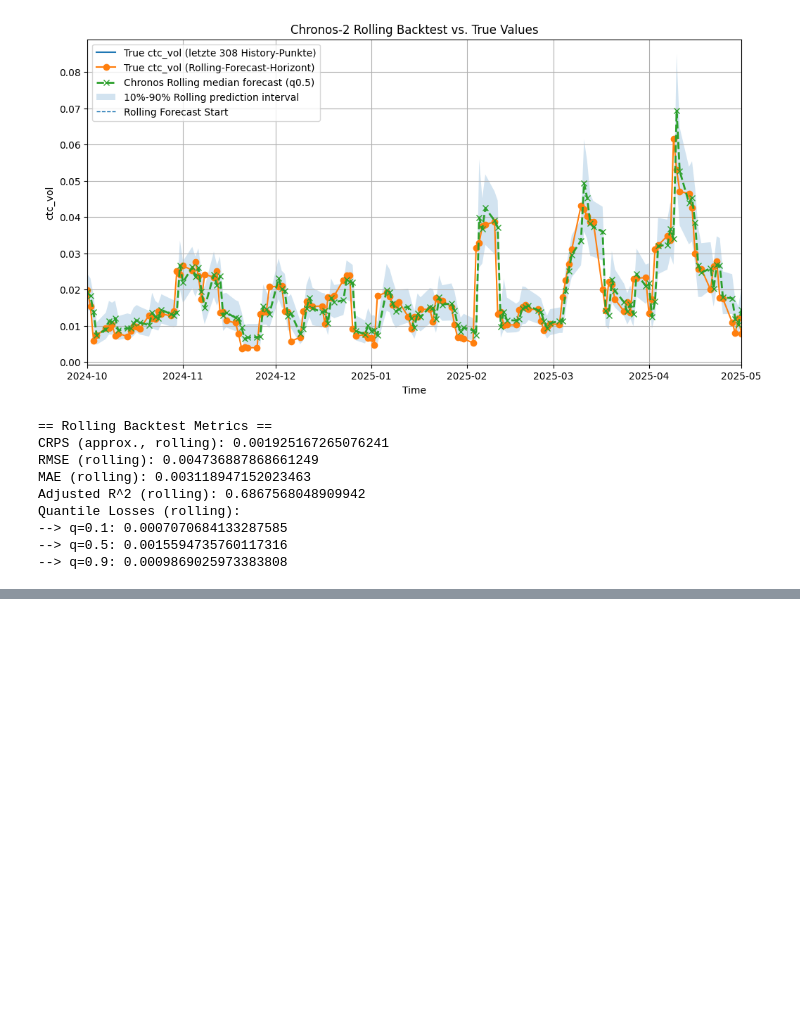
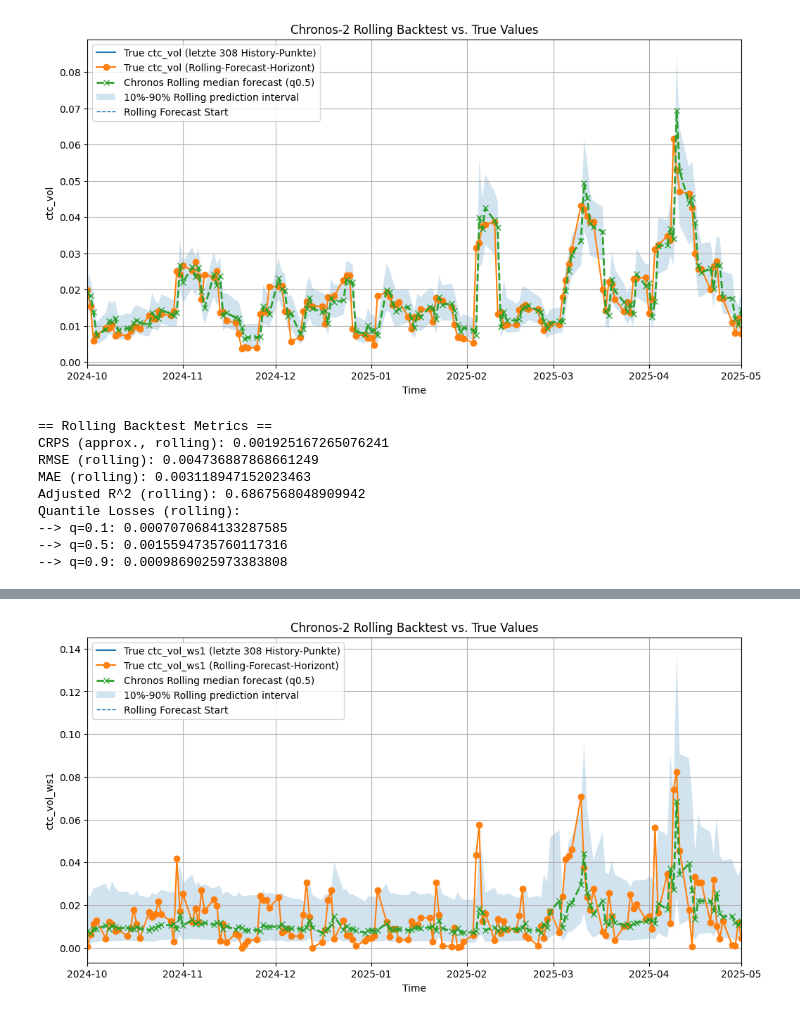
Before and after one commit to gilStettler/stonksai, a Jupyter notebook: inference_chronos2.ipynb, the cells around one changed output, grey strips where cells are left out. Cells and saved outputs as stored; diff of their text form; code cells hidden in the pictures; blank space fills up the shorter version.

```diff
--- a/inference_chronos2.ipynb
+++ b/inference_chronos2.ipynb
@@ -637,0 +719,6 @@ Quantile Losses (rolling):
+# %%
+backtest_results = run_rolling_backtest(
+    context_df=context_df,
+    future_df=future_df,
+    pipeline=pipeline,
+)
@@ -637,0 +743,75 @@ Quantile Losses (rolling):
+# %%
+# ===========================
+# Plot: Rolling Backtest
+# ===========================
+
+# Wie viele Schritte wurden vorhergesagt
+pred_len_roll = len(backtest_results)
+
+# Historische Daten (gleiche Länge wie Vorhersage)
+hist_part_roll = context_df[[date_col, target_col]].copy()
+hist_part_roll = hist_part_roll.sort_values(date_col).tail(pred_len_roll)
+
+# True future (gleiche Länge wie Vorhersage)
+true_future_part_roll = future_df[[date_col, target_col]].copy()
+true_future_part_roll = true_future_part_roll.sort_values(date_col).head(pred_len_roll)
+
+# Rolling Forecast (Median)
+forecast_part_roll = backtest_results[[date_col, "y_pred"]].copy().sort_values(date_col)
+
+plt.figure(figsize=(12, 6))
+
+# Plot historische True-Werte (gleiche Länge wie Forecast)
+plt.plot(
+    hist_part_roll[date_col],
+    hist_part_roll[target_col].astype(float),
+    label=f"True {target_col} (letzte {pred_len_roll} History-Punkte)",
+    linewidth=1.5
+)
+
+# Plot echte zukünftige Werte
+plt.plot(
+    true_future_part_roll[date_col],
+    true_future_part_roll[target_col].astype(float),
+    label=f"True {target_col} (Rolling-Forecast-Horizont)",
+    linewidth=1.5,
+    marker="o"
+)
+
+# Plot Rolling median forecast
+plt.plot(
+    forecast_part_roll[date_col],
+    forecast_part_roll["y_pred"].astype(float),
+    label="Chronos Rolling median forecast (q0.5)",
+    linestyle="--",
+    linewidth=2,
+    marker="x"
+)
+
+# Optional: Unsicherheitsband, falls Quantile vorhanden sind
+if "q_0.1" in backtest_results.columns and "q_0.9" in backtest_results.columns:
+    tmp_sorted = backtest_results.sort_values(date_col)
+    plt.fill_between(
+        tmp_sorted[date_col],
+        tmp_sorted["q_0.1"].astype(float),
+        tmp_sorted["q_0.9"].astype(float),
+        alpha=0.2,
+        label="10%-90% Rolling prediction interval"
+    )
+
+# Vertikale Linie am Rolling-Forecast-Start
+split_ts_roll = true_future_part_roll[date_col].min()
+plt.axvline(split_ts_roll, linestyle="--", linewidth=1, label="Rolling Forecast Start")
+
+plt.title("Chronos-2 Rolling Backtest vs. True Values")
+plt.xlabel("Time")
+plt.ylabel(target_col)
+plt.legend()
+plt.grid(True)
+
+# Optional: x-Achse limitieren – ggf. anpassen oder auskommentieren
+plt.xlim(pd.Timestamp("2024-10-01"), pd.Timestamp("2025-05-01"))
+
+plt.show()
+# %% [output]
+[figure, added]
```
Also changed, not shown: parts of 15 cells of this notebook.
